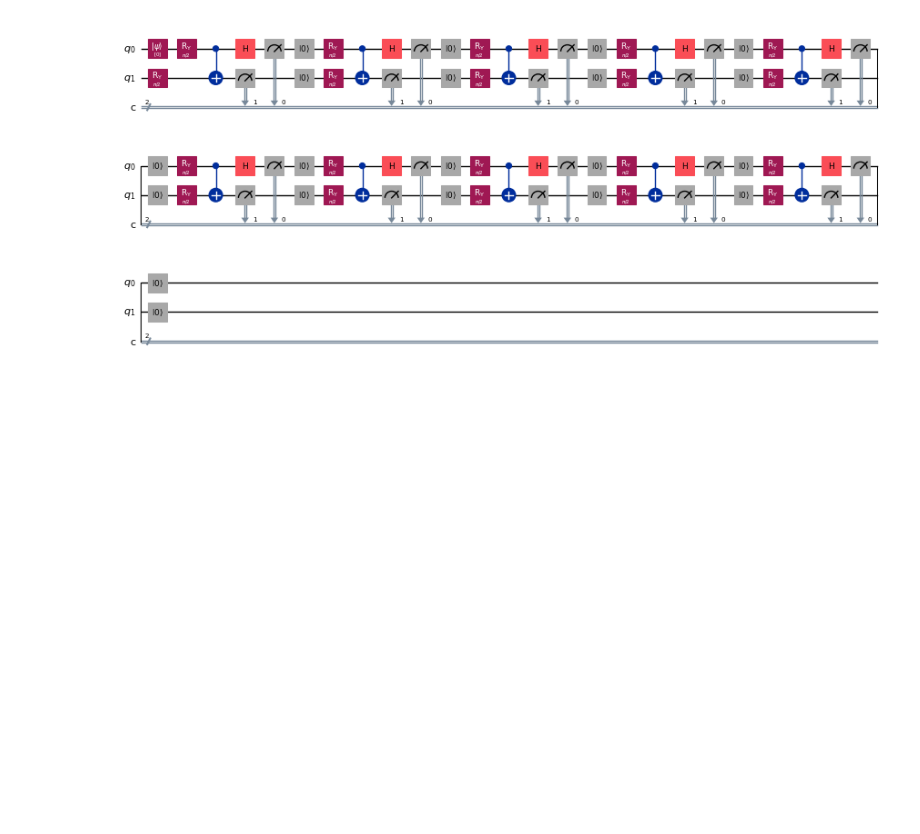
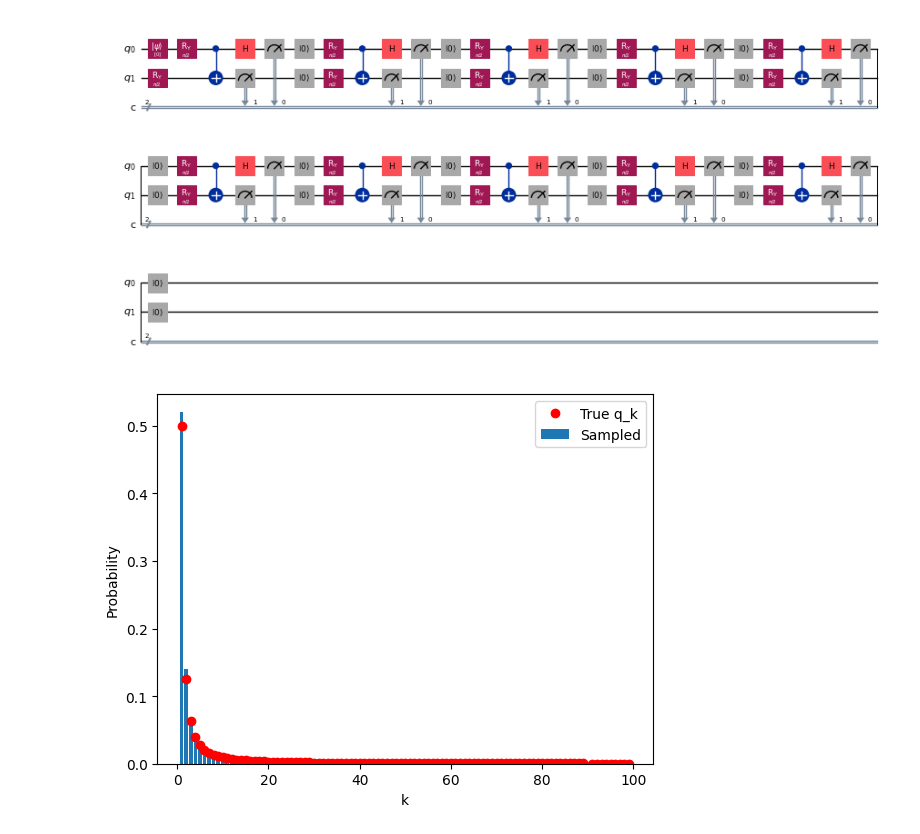
Before and after one commit to Acdimy/qreach-tools, a Jupyter notebook: python_pkg/test.ipynb, the cells around one changed output. Cells and saved outputs as stored; diff of their text form; code cells hidden in the pictures; blank space fills up the shorter version.

```diff
--- a/python_pkg/test.ipynb
+++ b/python_pkg/test.ipynb
@@ -386,3 +386,57 @@ p_coin(circ, 0.5, 10)
 circ.draw('mpl', scale=0.5)
 # %% [output]
 [figure]
+# %%
+import math
+import random
+
+# 计算 q_k
+def q_k(k):
+    comb = math.comb(2 * k, k)  # C(2k, k)
+    denom = (2 * k - 1) * (2 ** (2 * k))
+    return comb / denom
+
+# 构造累积分布函数
+def build_cdf(threshold=1e-10, max_k=100):
+    probs = []
+    cdf = []
+    total = 0.0
+    for k in range(1,max_k):
+        prob = q_k(k)
+        probs.append(prob)
+        total += prob
+        cdf.append(total)
+        if 1 - total < threshold:
+            break
+    # 归一化
+    cdf = [x / total for x in cdf]
+    return probs, cdf
+
+# 采样函数
+def sample_from_distribution(cdf):
+    r = random.random()
+    for k, p in enumerate(cdf):
+        if r < p:
+            return k+1
+    return len(cdf) - 1  # fallback in case of numerical issue
+
+# 使用示例
+probs, cdf = build_cdf()
+samples = [sample_from_distribution(cdf) for _ in range(10000)]
+
+# 可视化分布（需要matplotlib）
+import matplotlib.pyplot as plt
+from collections import Counter
+
+counter = Counter(samples)
+x = sorted(counter.keys())
+y = [counter[i] / len(samples) for i in x]
+
+plt.bar(x, y, label='Sampled')
+plt.plot(x, [q_k(i) for i in x], 'ro', label='True q_k')
+plt.xlabel('k')
+plt.ylabel('Probability')
+plt.legend()
+plt.show()
+# %% [output]
+[figure, added]
```
Also changed, not shown: parts of 20 cells of this notebook, 9 other files.
